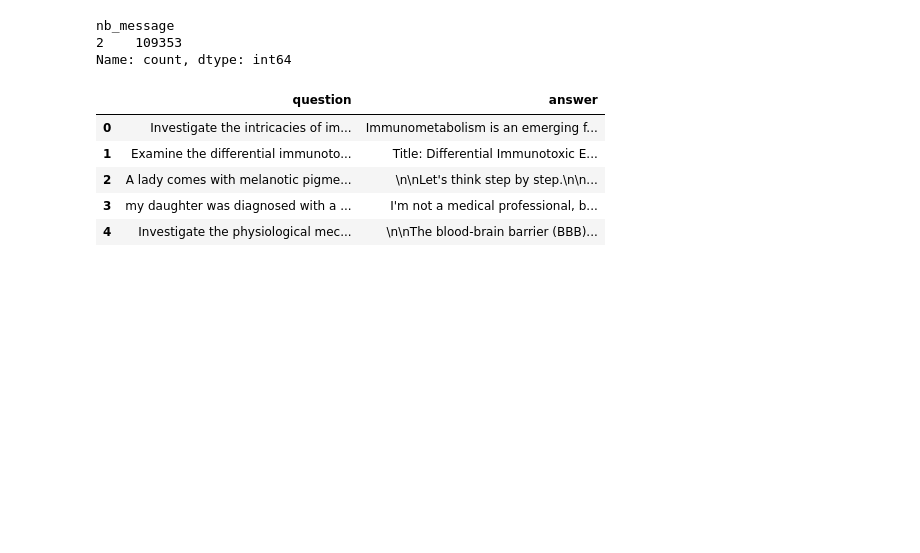
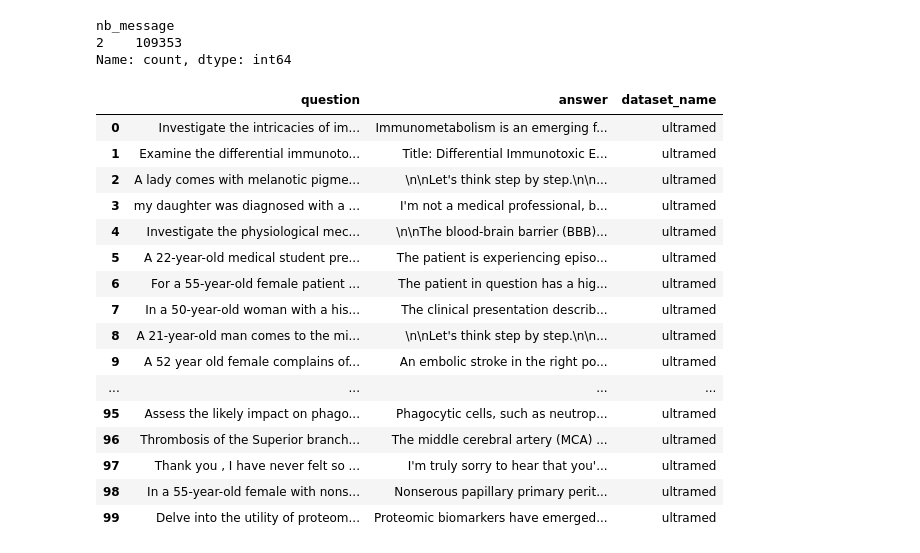
Before and after one commit to RandomFab/medical-triage-llm-finetuning, a Jupyter notebook: notebooks/EDA/ultramedical_analysis.ipynb, the cells around one changed output. Cells and saved outputs as stored; diff of their text form; code cells hidden in the pictures; blank space fills up the shorter version.

```diff
--- a/notebooks/EDA/ultramedical_analysis.ipynb
+++ b/notebooks/EDA/ultramedical_analysis.ipynb
@@ -37,15 +37,29 @@ Name: count, dtype: int64
 df_ultraMed.describe(include='all')
 # %%
 import pandas as pd
+from pathlib import Path
 
+import os
+BASE_DIR = Path(os.getcwd()).parents[1]
 pd.set_option('display.max_colwidth', False)
-
-df = pd.read_parquet("gs://p14-medical-data/processed_data/ultramed_dataset/ultramed_train.parquet")
-df.head()
+pd.set_option('display.max_rows', None)
+df = pd.read_parquet(BASE_DIR / "data" / "processed" / "ultramed_dataset" / "ultramed.parquet")
+df.head(100)
 # %% [output]
-|  | question | answer |
-| 0 | Investigate the intricacies of im... | Immunometabolism is an emerging f... |
-| 1 | Examine the differential immunoto... | Title: Differential Immunotoxic E... |
-| 2 | A lady comes with melanotic pigme... | \n\nLet's think step by step.\n\n... |
-| 3 | my daughter was diagnosed with a ... | I'm not a medical professional, b... |
-| 4 | Investigate the physiological mec... | \n\nThe blood-brain barrier (BBB)... |
+|  | question | answer | dataset_name |
+| 0 | Investigate the intricacies of im... | Immunometabolism is an emerging f... | ultramed |
+| 1 | Examine the differential immunoto... | Title: Differential Immunotoxic E... | ultramed |
+| 2 | A lady comes with melanotic pigme... | \n\nLet's think step by step.\n\n... | ultramed |
+| 3 | my daughter was diagnosed with a ... | I'm not a medical professional, b... | ultramed |
+| 4 | Investigate the physiological mec... | \n\nThe blood-brain barrier (BBB)... | ultramed |
+| 5 | A 22-year-old medical student pre... | The patient is experiencing episo... | ultramed |
+| 6 | For a 55-year-old female patient ... | The patient in question has a hig... | ultramed |
+| 7 | In a 50-year-old woman with a his... | The clinical presentation describ... | ultramed |
+| 8 | A 21-year-old man comes to the mi... | \n\nLet's think step by step.\n\n... | ultramed |
+| 9 | A 52 year old female complains of... | An embolic stroke in the right po... | ultramed |
+| ... | ... | ... | ... |
+| 95 | Assess the likely impact on phago... | Phagocytic cells, such as neutrop... | ultramed |
+| 96 | Thrombosis of the Superior branch... | The middle cerebral artery (MCA) ... | ultramed |
+| 97 | Thank you , I have never felt so ... | I'm truly sorry to hear that you'... | ultramed |
+| 98 | In a 55-year-old female with nons... | Nonserous papillary primary perit... | ultramed |
+| 99 | Delve into the utility of proteom... | Proteomic biomarkers have emerged... | ultramed |
```
Also changed, not shown: 3 other files.
